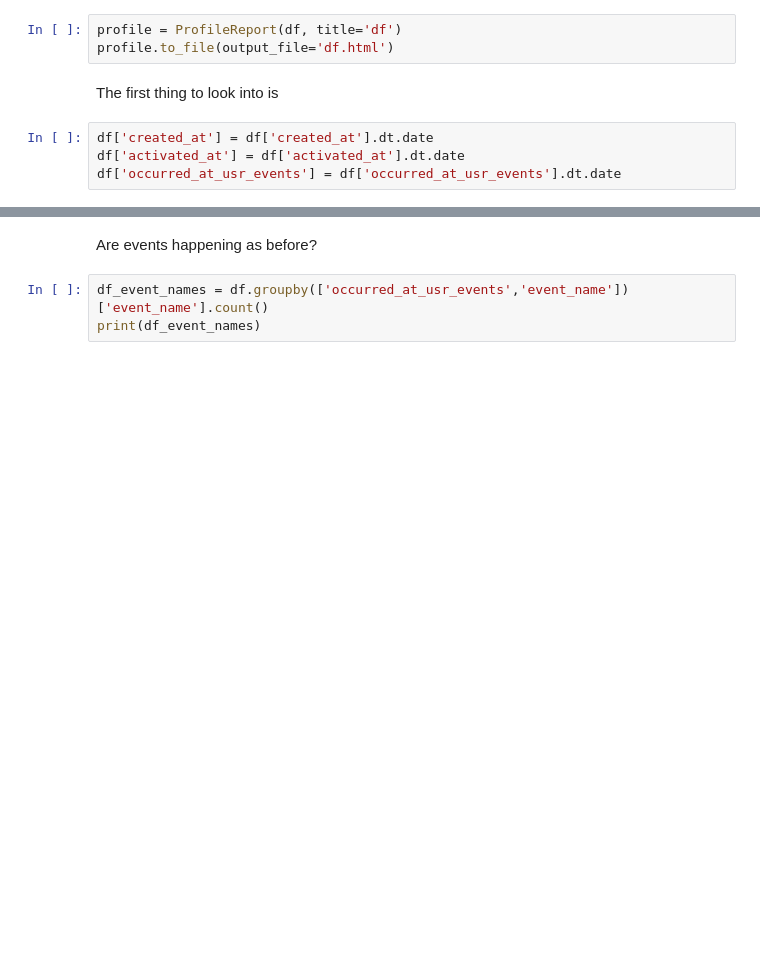
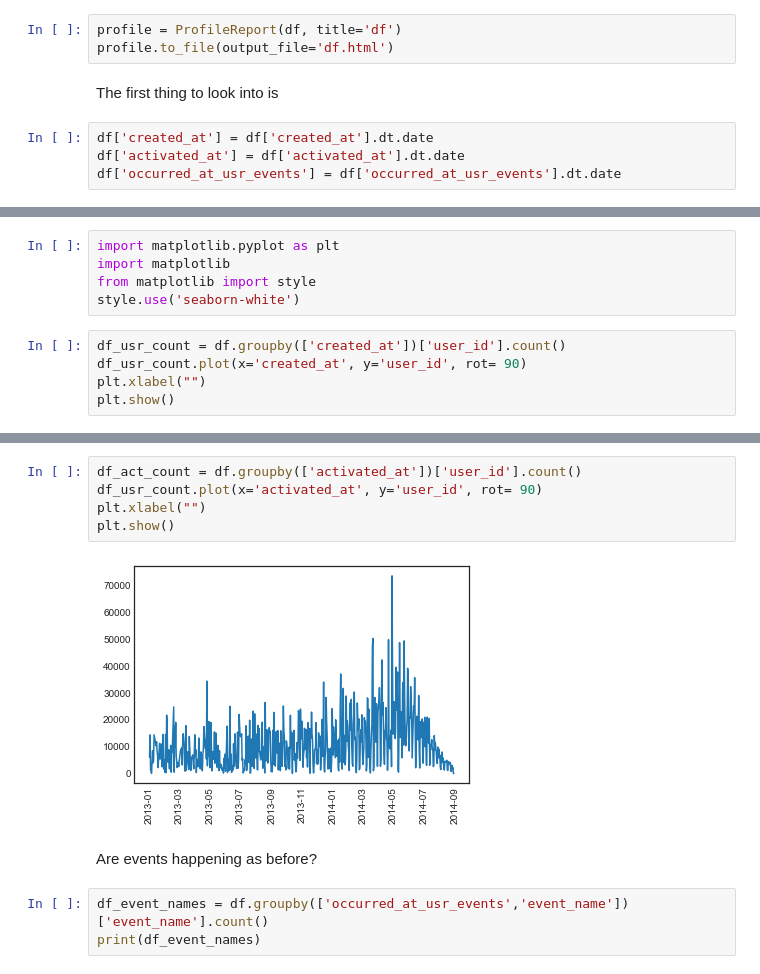
Before and after one commit to chiaracapuano/customercliffdive, a Jupyter notebook: ccd.ipynb, the cells around one changed output, grey strips where cells are left out. Drawn from its saved outputs; the diff is of its cells as text; blank space fills up the shorter version.

```diff
--- a/ccd.ipynb
+++ b/ccd.ipynb
@@ -57,0 +51,10 @@ df.plot(x='activated_at', y='user_id')
+# %%
+import matplotlib.pyplot as plt
+import matplotlib
+from matplotlib import style
+style.use('seaborn-white')
+# %%
+df_usr_count = df.groupby(['created_at'])['user_id'].count()
+df_usr_count.plot(x='created_at', y='user_id', rot= 90)
+plt.xlabel("")
+plt.show()
@@ -58,3 +75,10 @@ df.plot(x='activated_at', y='user_id')
+# %%
+df_act_count = df.groupby(['activated_at'])['user_id'].count()
+df_usr_count.plot(x='activated_at', y='user_id', rot= 90)
+plt.xlabel("")
+plt.show()
+# %% [output]
+[figure, added]
 # %% [markdown]
 Are events happening as before?
 # %%
```
Also changed, not shown: parts of 3 cells of this notebook.
